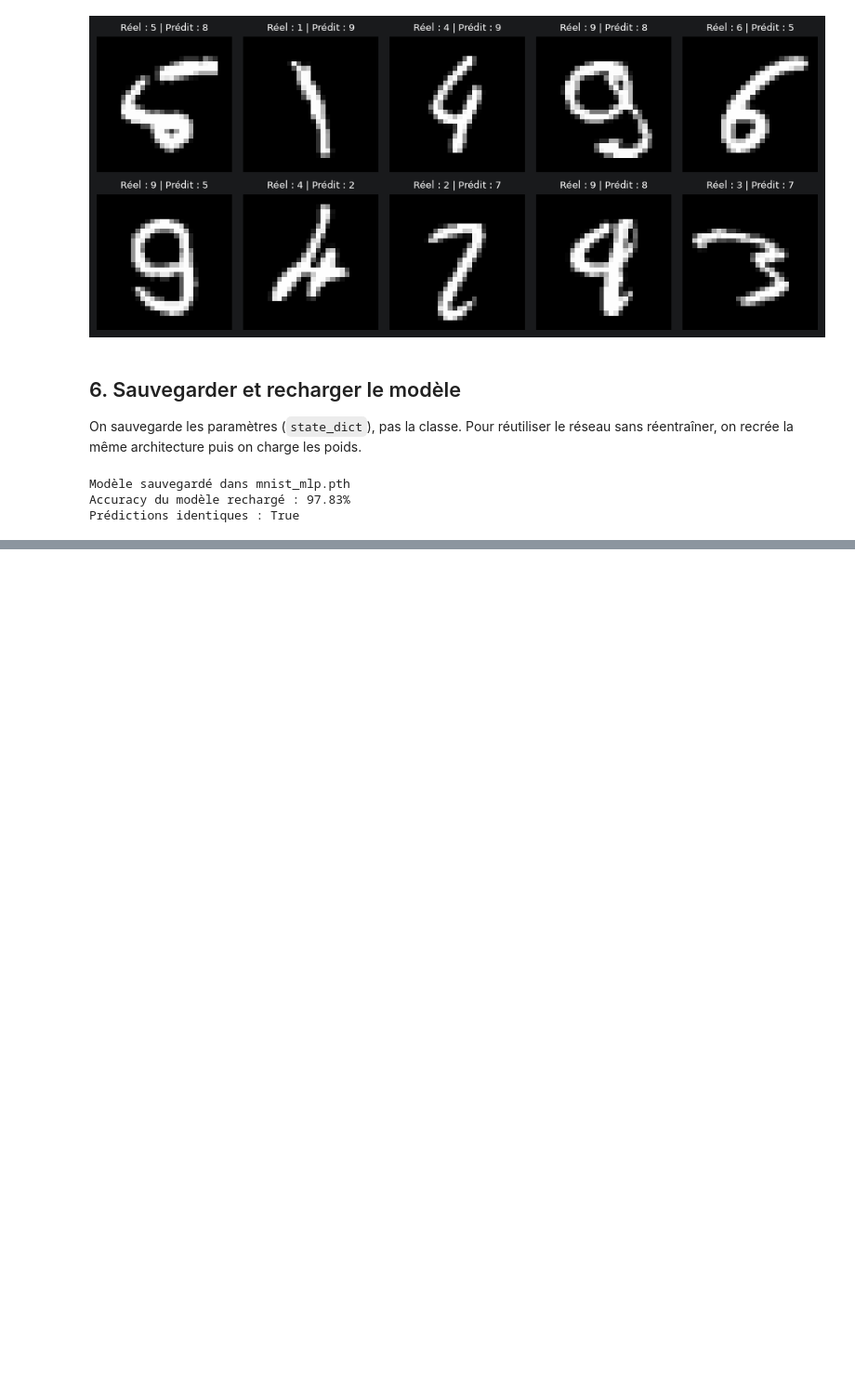
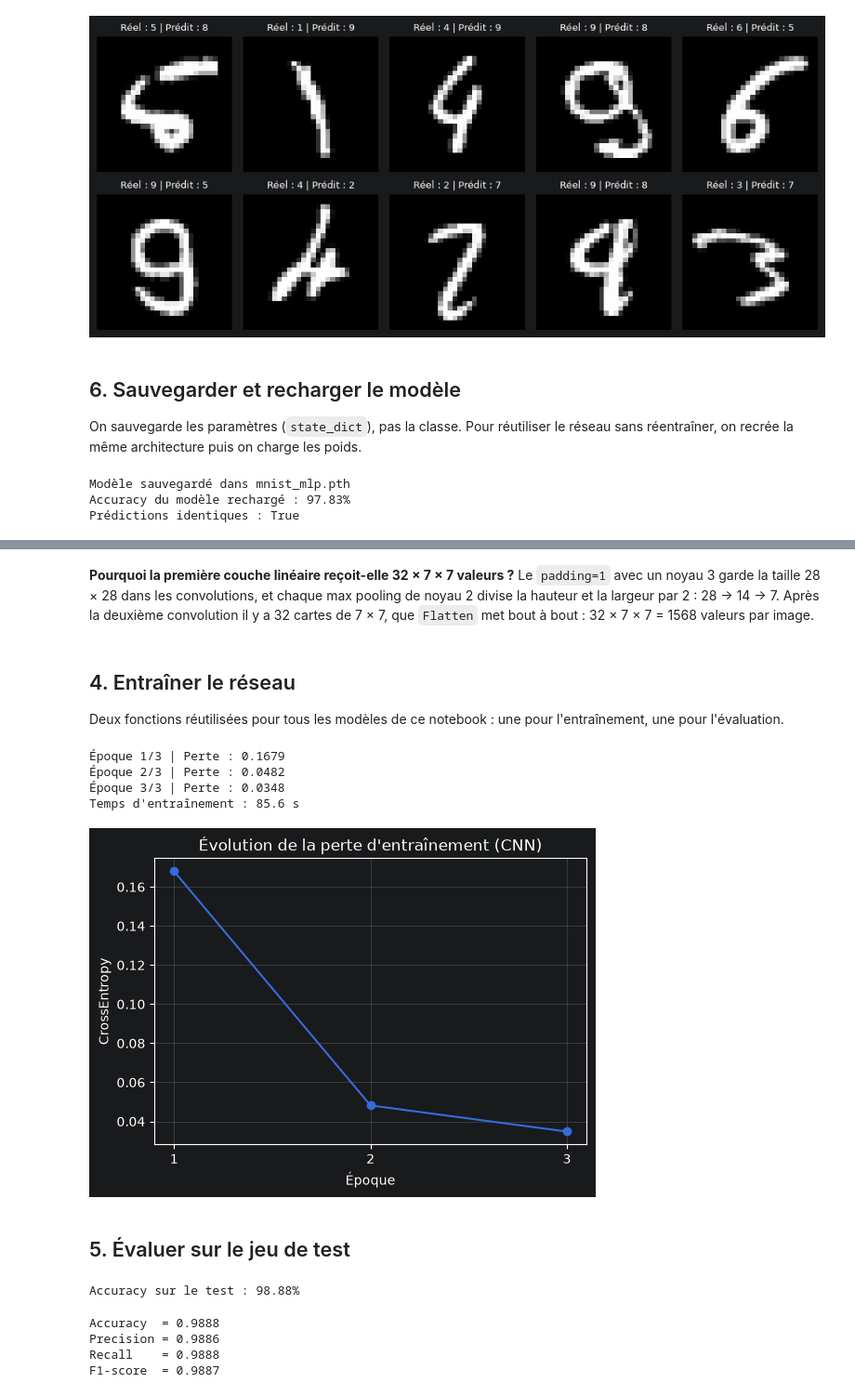
Before and after one commit to MostafaHDfMeR/TP_N1_Mise-en-oeuvre-du-Framework-PyTorch, a Jupyter notebook: TP_N1 - Mise en oeuvre du Framework PyTorch.ipynb, the cells around one changed output, grey strips where cells are left out. Shown at 93% size. Drawn from its saved outputs; the diff is of its cells as text; code cells hidden in the pictures; blank space fills up the shorter version.

```diff
--- a/TP_N1 - Mise en oeuvre du Framework PyTorch.ipynb
+++ b/TP_N1 - Mise en oeuvre du Framework PyTorch.ipynb
@@ -1416,0 +1550,9 @@ Prédictions identiques : True
+# %% [markdown]
+**Pourquoi la première couche linéaire reçoit-elle 32 × 7 × 7 valeurs ?**
+Le `padding=1` avec un noyau 3 garde la taille 28 × 28 dans les convolutions, et chaque max pooling de noyau 2 divise la hauteur
+et la largeur par 2 : 28 → 14 → 7. Après la deuxième convolution il y a 32 cartes de 7 × 7, que `Flatten` met bout à bout :
+32 × 7 × 7 = 1568 valeurs par image.
+# %% [markdown]
+## 4. Entraîner le réseau
+
+Deux fonctions réutilisées pour tous les modèles de ce notebook : une pour l'entraînement, une pour l'évaluation.
@@ -1416,0 +1603,52 @@ Prédictions identiques : True
+# %%
+epochs = 3
+
+t0 = time.perf_counter()
+loss_history = entrainer(model, epochs=epochs)
+temps_cnn = time.perf_counter() - t0
+print(f"Temps d'entraînement : {temps_cnn:.1f} s")
+# %% [output]
+Époque 1/3 | Perte : 0.1679
+Époque 2/3 | Perte : 0.0482
+Époque 3/3 | Perte : 0.0348
+Temps d'entraînement : 85.6 s
+# %%
+plt.figure(figsize=(6, 4))
+plt.plot(range(1, epochs + 1), loss_history, marker="o")
+plt.xlabel("Époque")
+plt.ylabel("CrossEntropy")
+plt.title("Évolution de la perte d'entraînement (CNN)")
+plt.xticks(range(1, epochs + 1))
+plt.grid(True, alpha=0.3)
+plt.show()
+# %% [output]
+[figure, added]
+# %% [markdown]
+## 5. Évaluer sur le jeu de test
+# %%
+preds, y_test = evaluer(model)
+
+correct = (preds == y_test).sum().item()
+total = y_test.size(0)
+accuracy = correct / total
+print(f"Accuracy sur le test : {accuracy:.2%}")
+# %% [output]
+Accuracy sur le test : 98.88%
+# %%
+accuracy_m = MulticlassAccuracy(num_classes=10)
+precision_m = MulticlassPrecision(num_classes=10, average="macro")
+recall_m = MulticlassRecall(num_classes=10, average="macro")
+f1_m = MulticlassF1Score(num_classes=10, average="macro")
+
+for m in (accuracy_m, precision_m, recall_m, f1_m):
+    m.update(preds, y_test)
+
+print(f"Accuracy  = {accuracy_m.compute():.4f}")
+print(f"Precision = {precision_m.compute():.4f}")
+print(f"Recall    = {recall_m.compute():.4f}")
+print(f"F1-score  = {f1_m.compute():.4f}")
+# %% [output]
+Accuracy  = 0.9888
+Precision = 0.9886
+Recall    = 0.9888
+F1-score  = 0.9887
```
Also changed, not shown: parts of 21 cells of this notebook, 1 other file.
